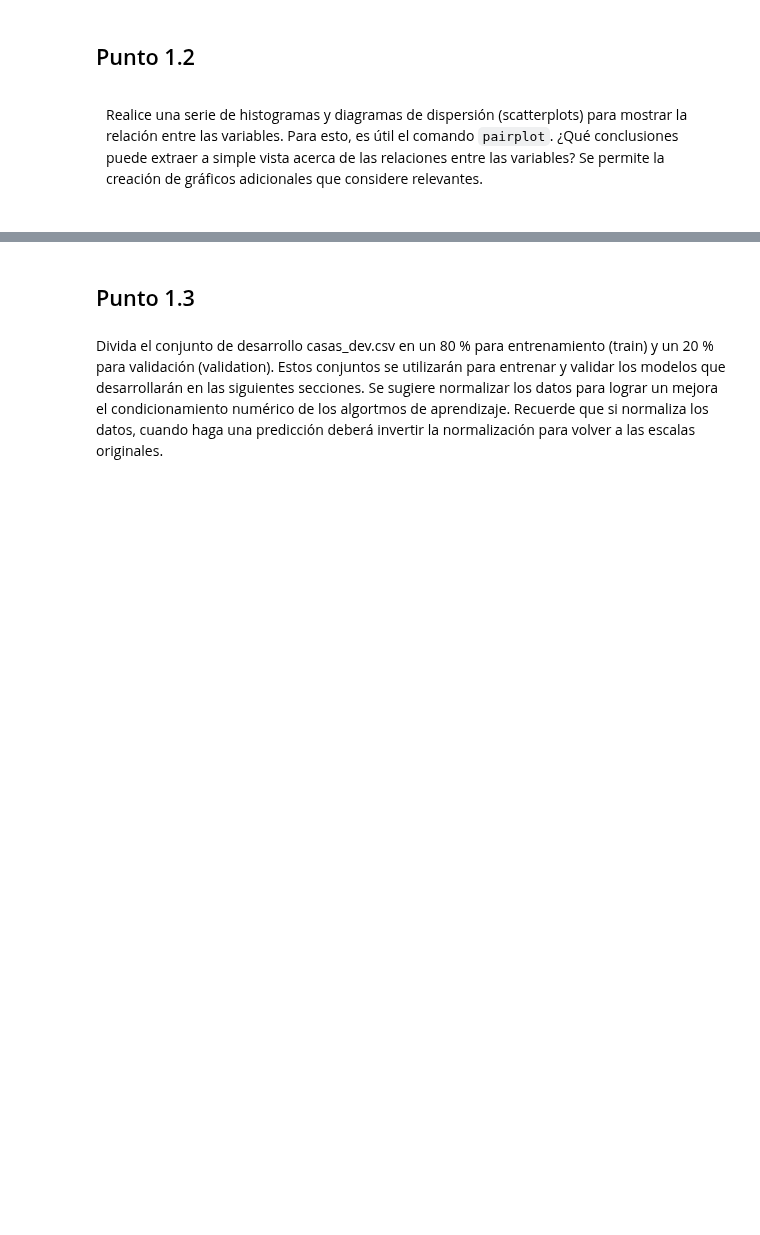
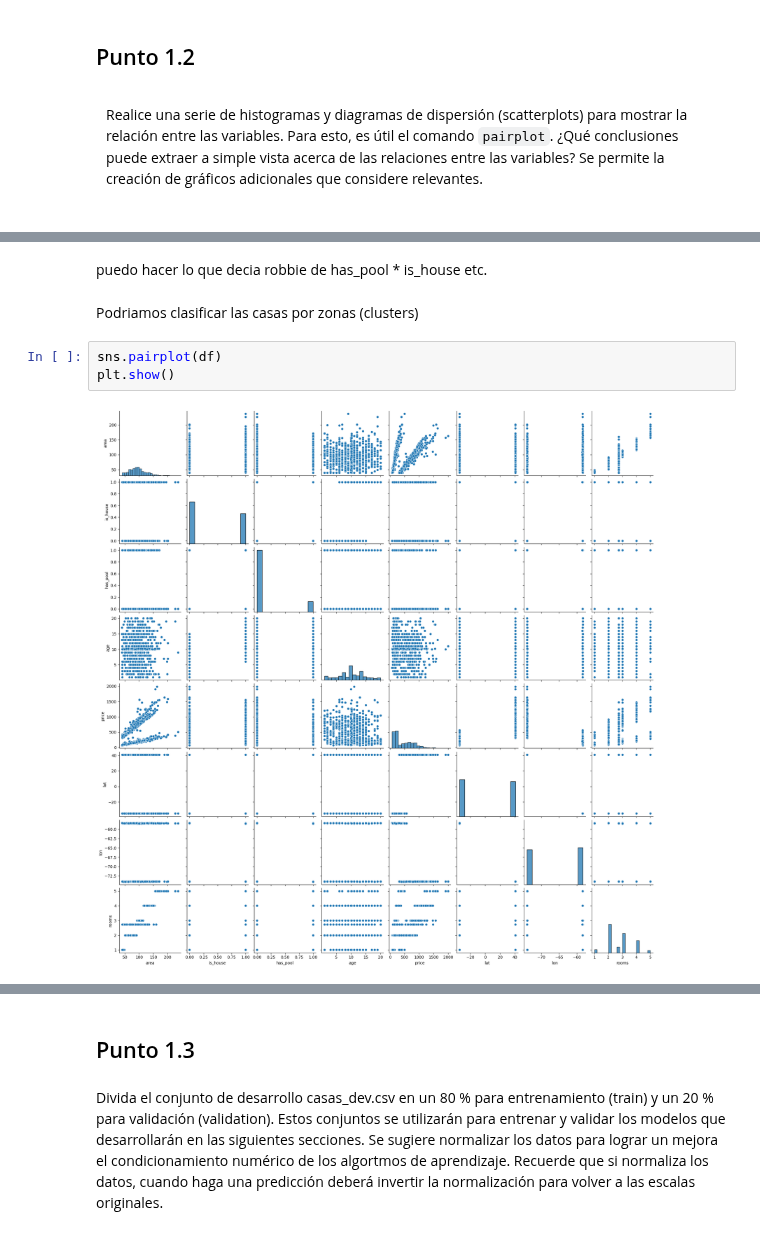
Before and after one commit to frizynn/tp1-machine-learning, a Jupyter notebook: src/Entrega_Tp1.ipynb, the cells around one changed output, grey strips where cells are left out. Cells and saved outputs as stored; diff of their text form; blank space fills up the shorter version.

```diff
--- a/src/Entrega_Tp1.ipynb
+++ b/src/Entrega_Tp1.ipynb
@@ -147 +141,10 @@ plt.show()
+# %% [markdown]
+puedo hacer lo que decia robbie de has_pool * is_house etc.
+# %% [markdown]
+Podriamos clasificar las casas por zonas (clusters)
+# %%
+sns.pairplot(df)
+plt.show()
+# %% [output]
+[figure, added]
 # %%
```
Also changed, not shown: parts of 37 cells of this notebook, 11 other files.
